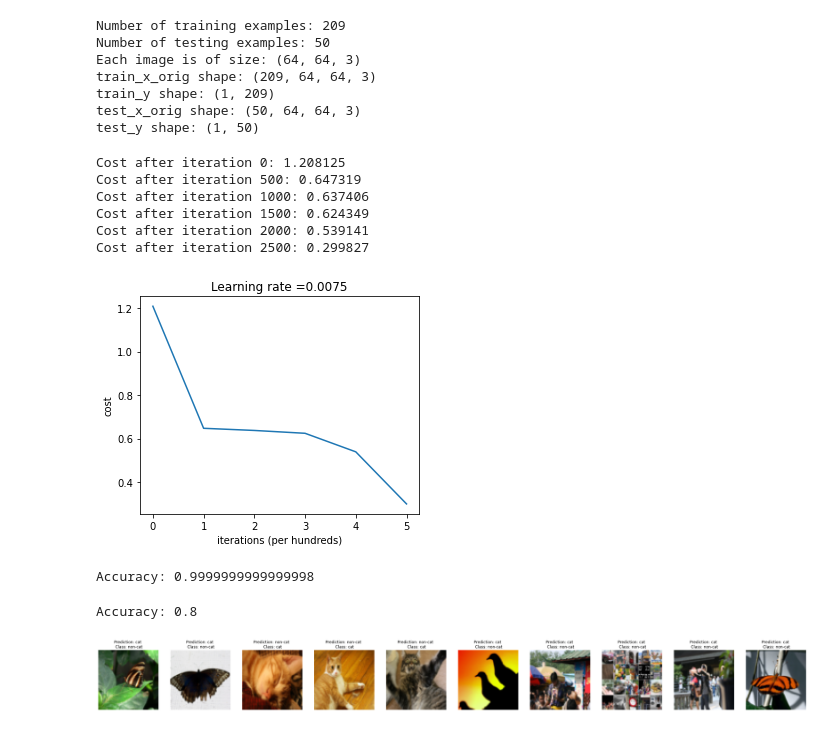
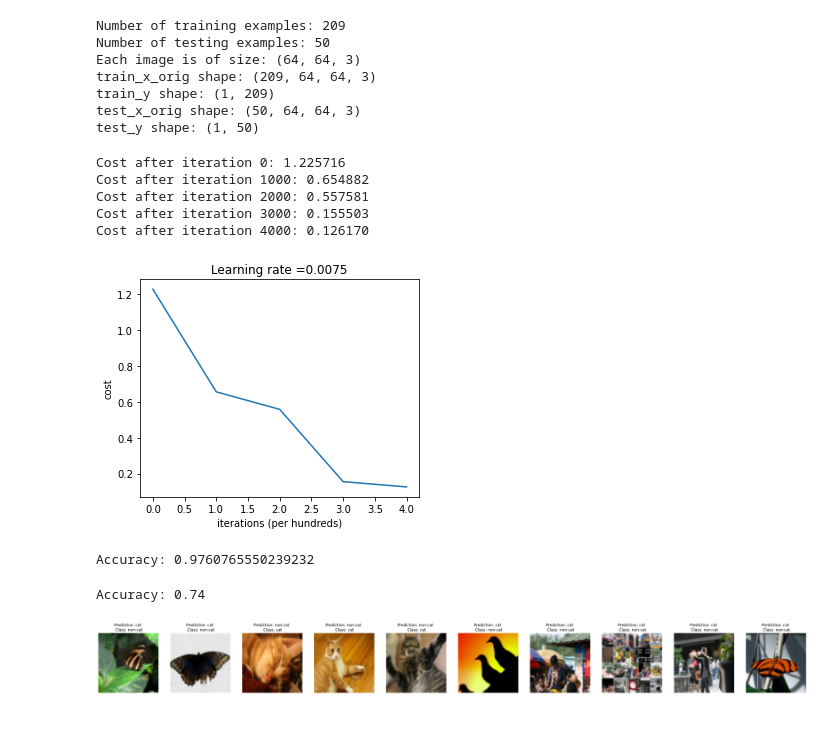
Before and after one commit to neumj/neural-network, a Jupyter notebook: notebooks/n-layer-nn.ipynb, the cells around one changed output. Cells and saved outputs as stored; diff of their text form; code cells hidden in the pictures.

```diff
--- a/notebooks/n-layer-nn.ipynb
+++ b/notebooks/n-layer-nn.ipynb
@@ -72,25 +72,24 @@ test_x = test_x_flatten/255.
 #ouput layer: 1 unit
 layers_dims = [12288, 20, 7, 5, 1]
 learning_rate=0.0075
-iterations=3000
+iterations=5000
 # %%
-parameters = models.L_layer_model(train_x, train_y, layers_dims, num_iterations = iterations, print_cost = True)
+parameters = models.L_layer_model(train_x, train_y, layers_dims, learning_rate=0.0075, num_iterations = iterations, print_cost = True, lambd = 0.1)
 # %% [output]
-Cost after iteration 0: 1.208125
-Cost after iteration 500: 0.647319
-Cost after iteration 1000: 0.637406
-Cost after iteration 1500: 0.624349
-Cost after iteration 2000: 0.539141
-Cost after iteration 2500: 0.299827
+Cost after iteration 0: 1.225716
+Cost after iteration 1000: 0.654882
+Cost after iteration 2000: 0.557581
+Cost after iteration 3000: 0.155503
+Cost after iteration 4000: 0.126170
-[figure, old version]
+[figure, new version]
 # %%
 predictions_train = predict.predict(train_x, train_y, parameters)
 # %% [output]
-Accuracy: 0.9999999999999998
+Accuracy: 0.9760765550239232
 # %%
 pred_test = predict.predict(test_x, test_y, parameters)
 # %% [output]
-Accuracy: 0.8
+Accuracy: 0.74
 # %%
 predict.print_mislabeled_images(classes, test_x, test_y, pred_test)
 # %% [output]
```
Also changed, not shown: 2 other files.
